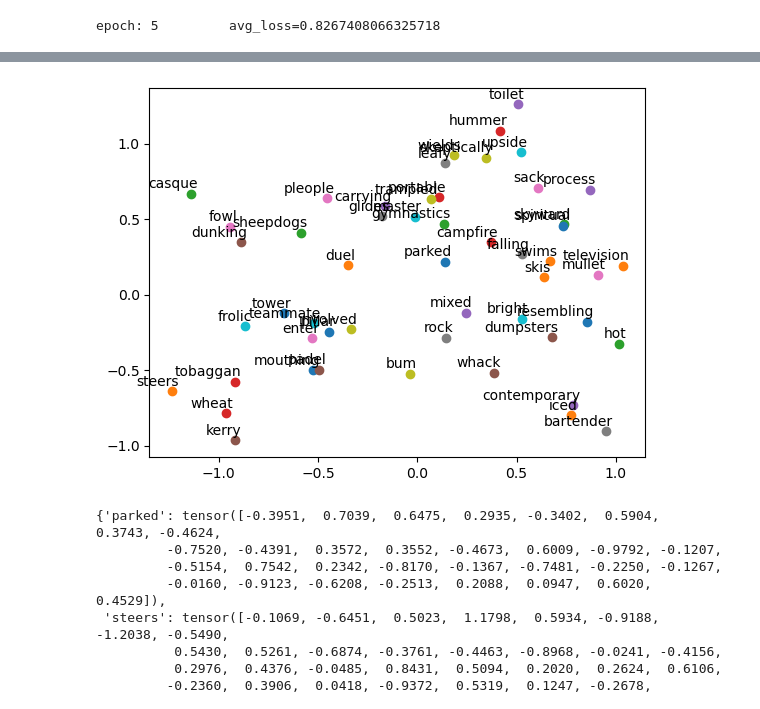
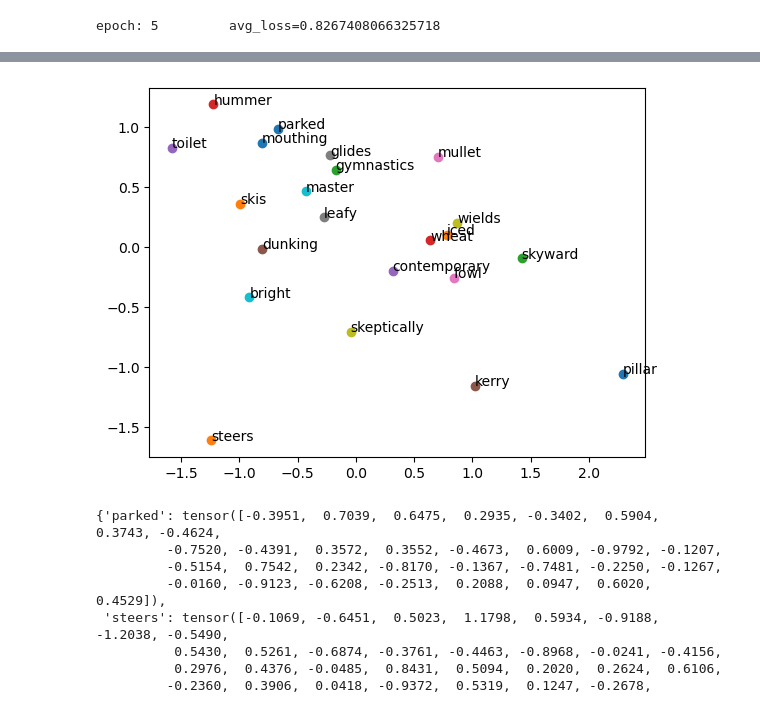
Before and after one commit to mohamednegm0/nlp-image-captioning-project, a Jupyter notebook: nlp_image_captioning_project.ipynb, the cells around one changed output, grey strips where cells are left out. Cells and saved outputs as stored; diff of their text form; code cells hidden in the pictures.

```diff
--- a/nlp_image_captioning_project.ipynb
+++ b/nlp_image_captioning_project.ipynb
@@ -996,21 +998,22 @@ Epoch: 5000 cost = 5.366507
 # %%
 #plot some data
-
 model = Word2Vec()
 model.load_state_dict(torch.load('skip_gram'))
-
+W, _= model.parameters()
+W = W.detach()
+two_dim = PCA(random_state=0).fit_transform(W)[:,:2]
+x = two_dim[:,0]
+y = two_dim[:,1]
 for i, word in enumerate(word_list):
-    W, _= model.parameters()
-    W = W.detach()
-    x,y = float(W[i][0]), float(W[i][1])
-    plt.scatter(x, y)
-    plt.annotate(word, xy=(x, y), xytext=(5, 2), textcoords='offset points', ha='right', va='bottom')
-    if i > 50:
+    #x,y = float(W[i][0]), float(W[i][1])
+    plt.scatter(x[i], y[i])
+    plt.annotate(word, (x[i], y[i]))
+    if i > 20:
         break
 
 plt.show()
 # %% [output]
-[figure, old version]
+[figure, new version]
 # %%
 model = Word2Vec()
 model.load_state_dict(torch.load('skip_gram'))
```
Also changed, not shown: parts of 6 cells of this notebook, 3 other files.
